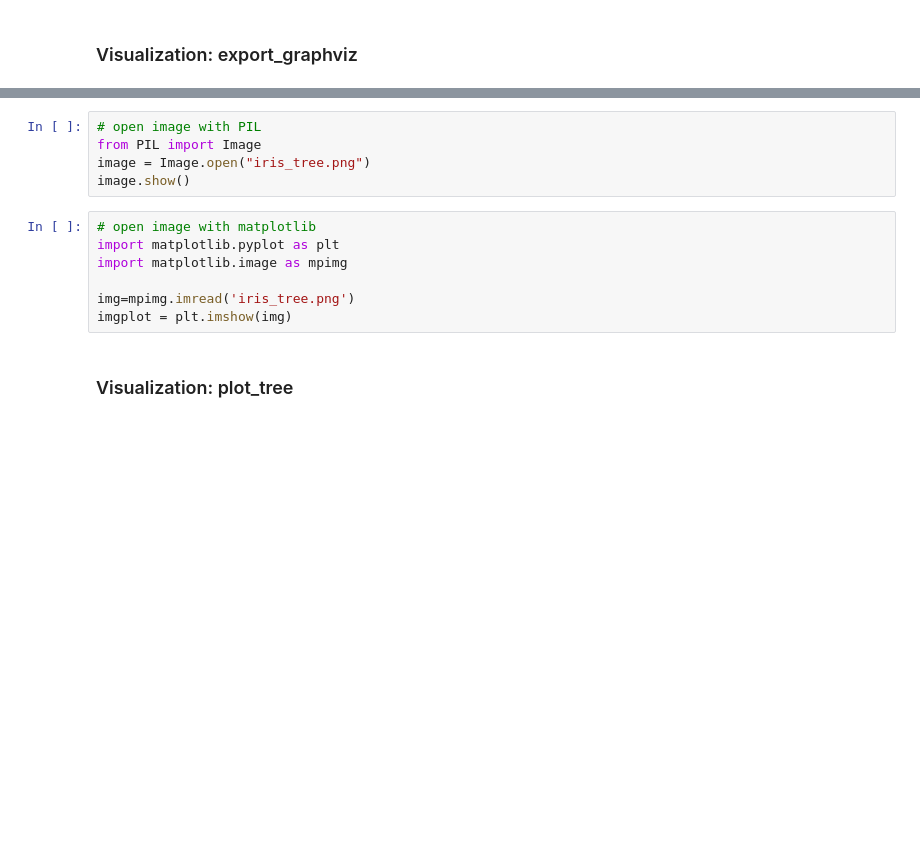
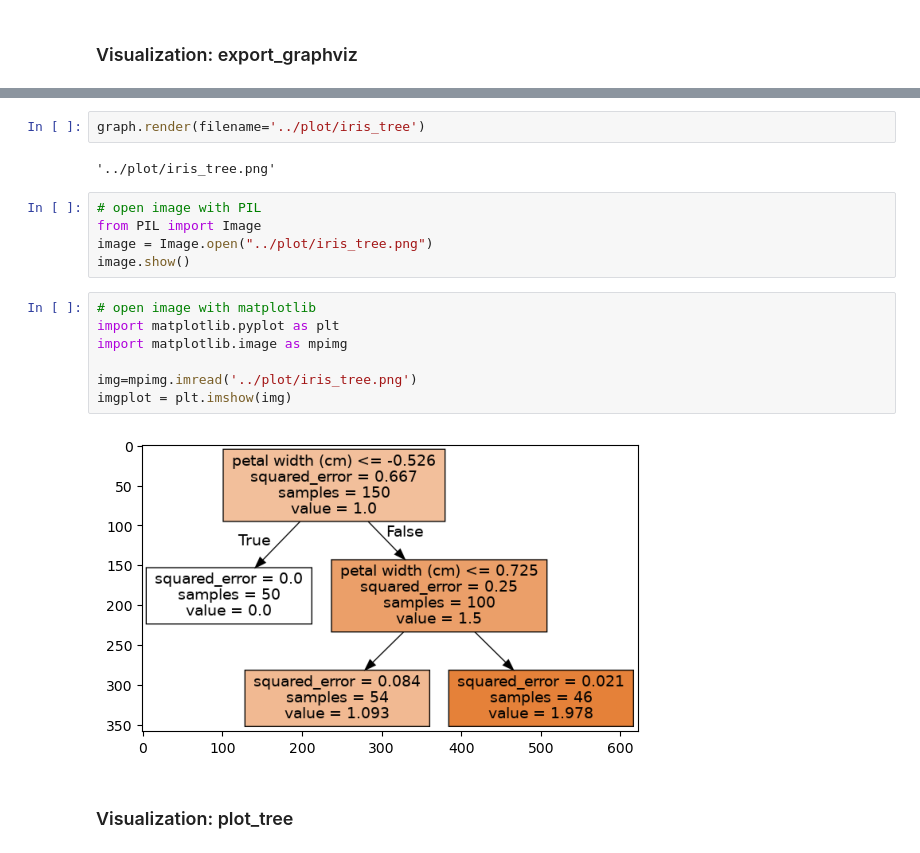
Before and after one commit to LexouLam/ML3, a Jupyter notebook: notebook/A1_ML3.1 - Algorithms Kit Eleve.ipynb, the cells around one changed output, grey strips where cells are left out. Saved outputs shown, nothing was run; the diff lists cells and outputs as text; blank space fills up the shorter version.

Commit message:
adding notebook and plot directory

```diff
--- a/notebook/A1_ML3.1 - Algorithms Kit Eleve.ipynb
+++ b/notebook/A1_ML3.1 - Algorithms Kit Eleve.ipynb
@@ -61,15 +87,21 @@ DecisionTreeClassifier(max_depth=2)
+# %%
+graph.render(filename='../plot/iris_tree')
+# %% [output]
+'../plot/iris_tree.png'
 # %%
 # open image with PIL
 from PIL import Image
-image = Image.open("iris_tree.png")
+image = Image.open("../plot/iris_tree.png")
 image.show()
 # %%
 # open image with matplotlib
 import matplotlib.pyplot as plt
 import matplotlib.image as mpimg
 
-img=mpimg.imread('iris_tree.png')
+img=mpimg.imread('../plot/iris_tree.png')
 imgplot = plt.imshow(img)
+# %% [output]
+[figure, added]
 # %% [markdown]
 ### Visualization: plot_tree
 # %%
```
Also changed, not shown: parts of 10 cells of this notebook, 2 other files.
